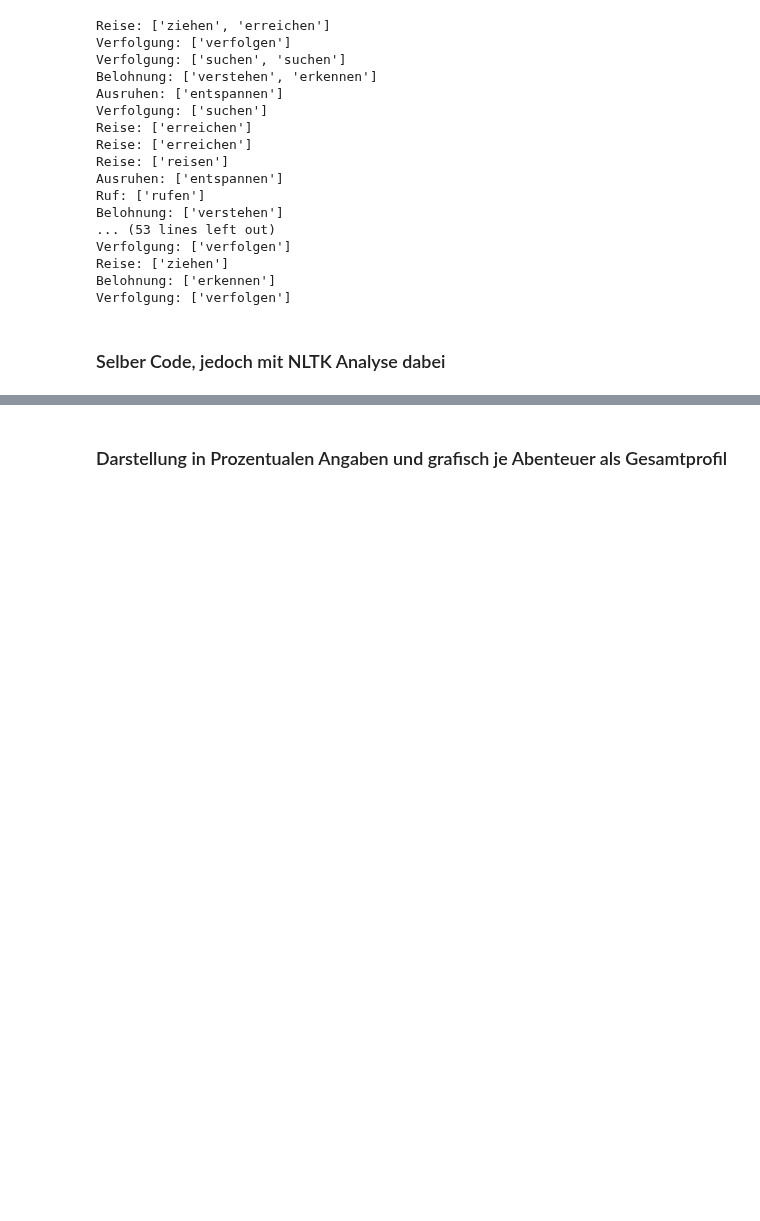
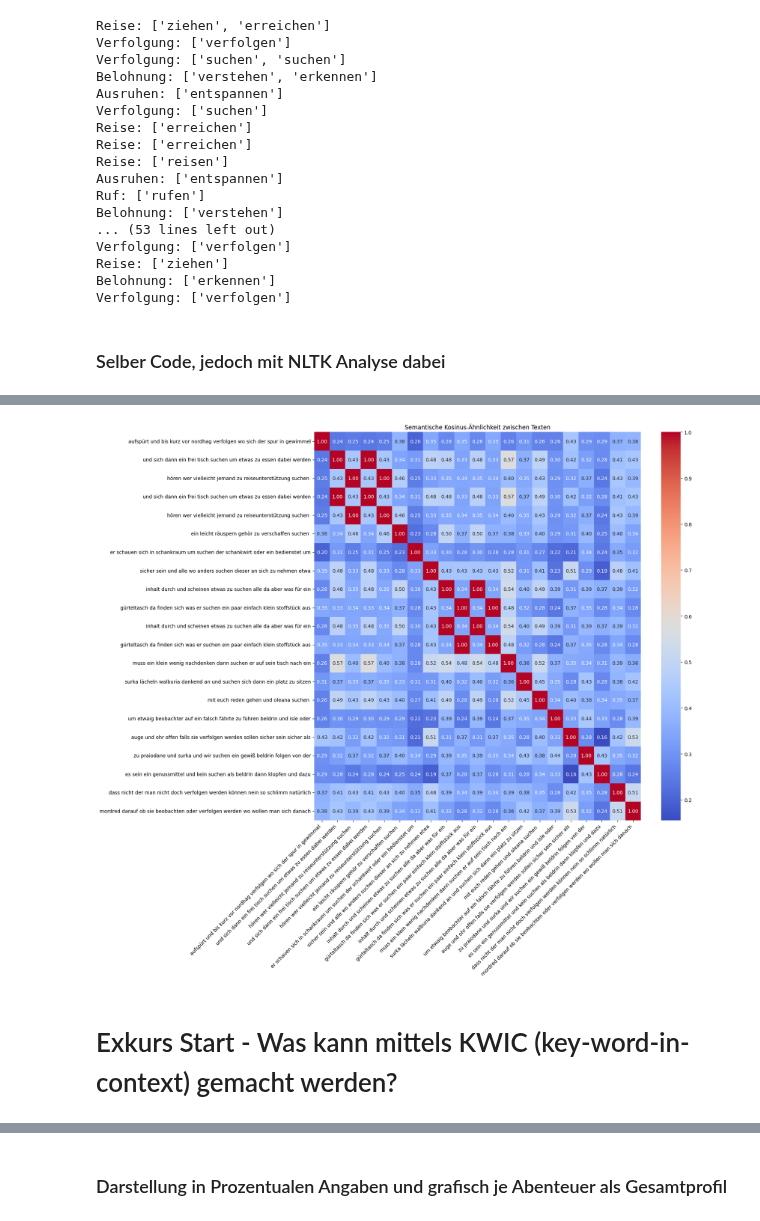
Before and after one commit to tc020/nlp-rpg-narratives, a Jupyter notebook: 1_narrative_identifizieren.ipynb, the cells around one changed output, grey strips where cells are left out. Cells and saved outputs as stored; diff of their text form; code cells hidden in the pictures; blank space fills up the shorter version.

```diff
--- a/1_narrative_identifizieren.ipynb
+++ b/1_narrative_identifizieren.ipynb
@@ -431,0 +433,9 @@ print(lines[:2])
+# %%
+texte_ausruhen = []
+
+for i in kwic_by_category["Ausruhen"]:
+    new_string = i["left"] + " " + i["node"] + " " + i["right"]
+    texte_ausruhen.append(new_string)
+
+print(texte_ausruhen[1])
+print(texte_ausruhen[2])
@@ -431,0 +445,9 @@ print(lines[:2])
+# %%
+texte_verfolgung = []
+
+for i in kwic_by_category["Verfolgung"]:
+    new_string = i["left"] + " " + i["node"] + " " + i["right"]
+    texte_verfolgung.append(new_string)
+
+print(texte_verfolgung[1])
+print(texte_verfolgung[2])
@@ -431,0 +501,53 @@ print(lines[:2])
+# %%
+# Installation (falls nötig)
+# pip install sentence-transformers hdbscan scikit-learn matplotlib seaborn
+
+from sentence_transformers import SentenceTransformer, util
+import hdbscan
+import numpy as np
+import matplotlib.pyplot as plt
+import seaborn as sns
+
+# 1️⃣ Modell laden
+model = SentenceTransformer('all-MiniLM-L6-v2')
+
+# 2️⃣ Beispiel-Strings
+texts = [
+    "Das ist ein einfacher Satz.",
+    "Ein einfacher Satz ist das.",
+    "Heute ist das Wetter schön.",
+    "Das Wetter heute ist sehr schön.",
+    "Ich liebe Pizza.",
+    "Pizza ist mein Lieblingsessen."
+]
+
+# 3️⃣ Embeddings erstellen
+embeddings = model.encode(texte_verfolgung)
+
+# 4️⃣ HDBSCAN-Clustering
+clusterer = hdbscan.HDBSCAN(min_cluster_size=2, metric='euclidean')
+labels = clusterer.fit_predict(embeddings)
+
+# 5️⃣ Cluster-Ergebnisse ausgeben
+clusters = {}
+for text, label in zip(texte_verfolgung, labels):
+    clusters.setdefault(label, []).append(text)
+
+print("Cluster-Ergebnisse:")
+for cluster_id, members in clusters.items():
+    print(f"\nCluster {cluster_id}:")
+    for member in members:
+        print(f" - {member}")
+
+# 6️⃣ Kosinus-Ähnlichkeitsmatrix
+cosine_sim = util.cos_sim(embeddings, embeddings).numpy()
+
+# 7️⃣ Heatmap plotten
+plt.figure(figsize=(18, 16))
+sns.heatmap(cosine_sim, annot=True, fmt=".2f", xticklabels=texte_verfolgung, yticklabels=texte_verfolgung, cmap="coolwarm")
+plt.title("Semantische Kosinus-Ähnlichkeit zwischen Texten")
+plt.xticks(rotation=45, ha="right")
+plt.yticks(rotation=0)
+plt.tight_layout()
+plt.show()
+# %% [output]
@@ -431,0 +573,3 @@ print(lines[:2])
+[figure, added]
+# %% [markdown]
+# Exkurs Start - Was kann mittels KWIC (key-word-in-context) gemacht werden?
```
Also changed, not shown: parts of 31 cells of this notebook.
